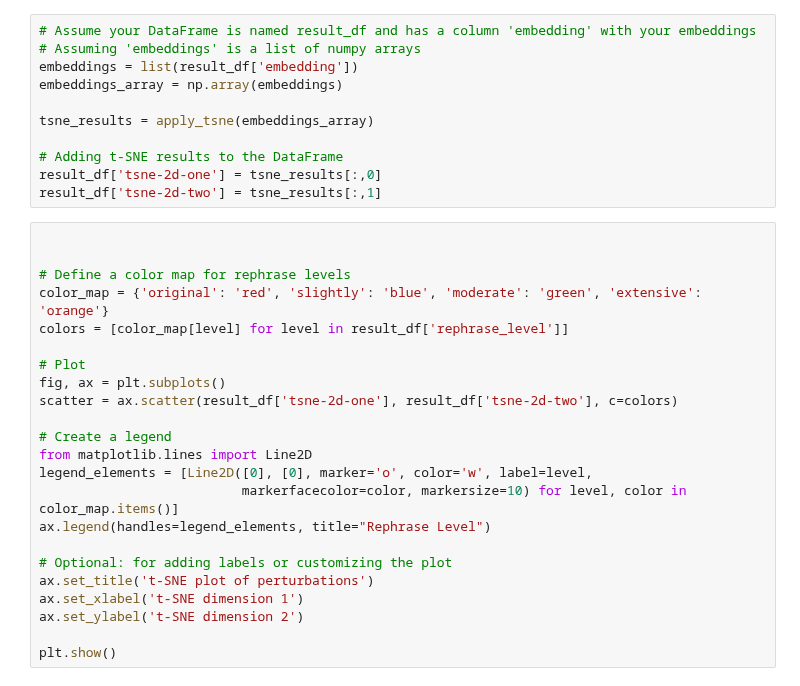
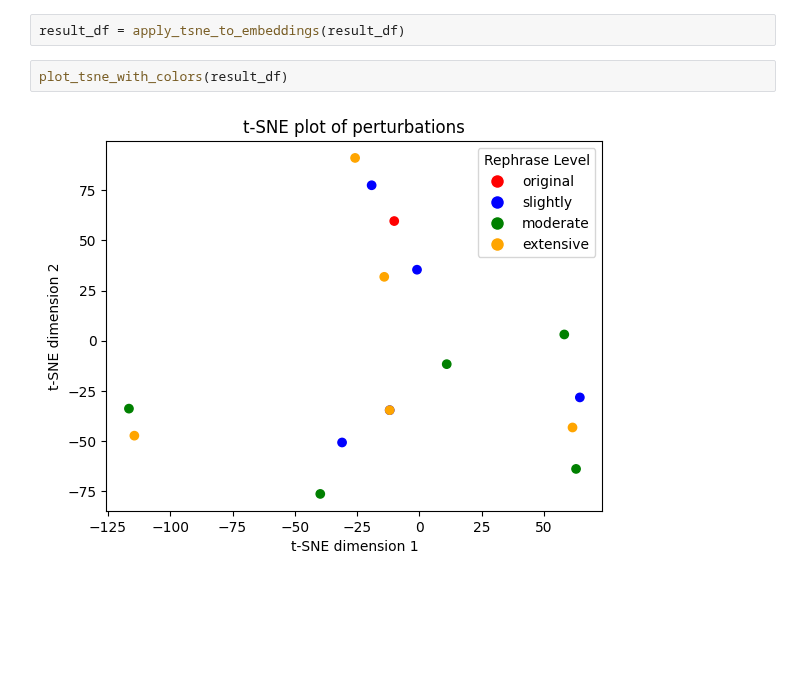
Before and after one commit to abigailhaddad/LLMResponseMetrics, a Jupyter notebook: code/Prompt_distance.ipynb, the cells around one changed output. Saved outputs shown, nothing was run; the diff lists cells and outputs as text; blank space fills up the shorter version.

```diff
--- a/code/Prompt_distance.ipynb
+++ b/code/Prompt_distance.ipynb
@@ -109,35 +150,7 @@ result_df
 # %%
-# Assume your DataFrame is named result_df and has a column 'embedding' with your embeddings
-# Assuming 'embeddings' is a list of numpy arrays
-embeddings = list(result_df['embedding'])
-embeddings_array = np.array(embeddings)
-
-tsne_results = apply_tsne(embeddings_array)
-
-# Adding t-SNE results to the DataFrame
-result_df['tsne-2d-one'] = tsne_results[:,0]
-result_df['tsne-2d-two'] = tsne_results[:,1]
+result_df = apply_tsne_to_embeddings(result_df)
 # %%
-
-
-# Define a color map for rephrase levels
-color_map = {'original': 'red', 'slightly': 'blue', 'moderate': 'green', 'extensive': 'orange'}
-colors = [color_map[level] for level in result_df['rephrase_level']]
-
-# Plot
-fig, ax = plt.subplots()
-scatter = ax.scatter(result_df['tsne-2d-one'], result_df['tsne-2d-two'], c=colors)
-
-# Create a legend
-from matplotlib.lines import Line2D
-legend_elements = [Line2D([0], [0], marker='o', color='w', label=level,
-                          markerfacecolor=color, markersize=10) for level, color in color_map.items()]
-ax.legend(handles=legend_elements, title="Rephrase Level")
-
-# Optional: for adding labels or customizing the plot
-ax.set_title('t-SNE plot of perturbations')
-ax.set_xlabel('t-SNE dimension 1')
-ax.set_ylabel('t-SNE dimension 2')
-
-plt.show()
+plot_tsne_with_colors(result_df)
+# %% [output]
+[figure, added]
 # %%
```
Also changed, not shown: parts of 4 cells of this notebook, 2 other files.
